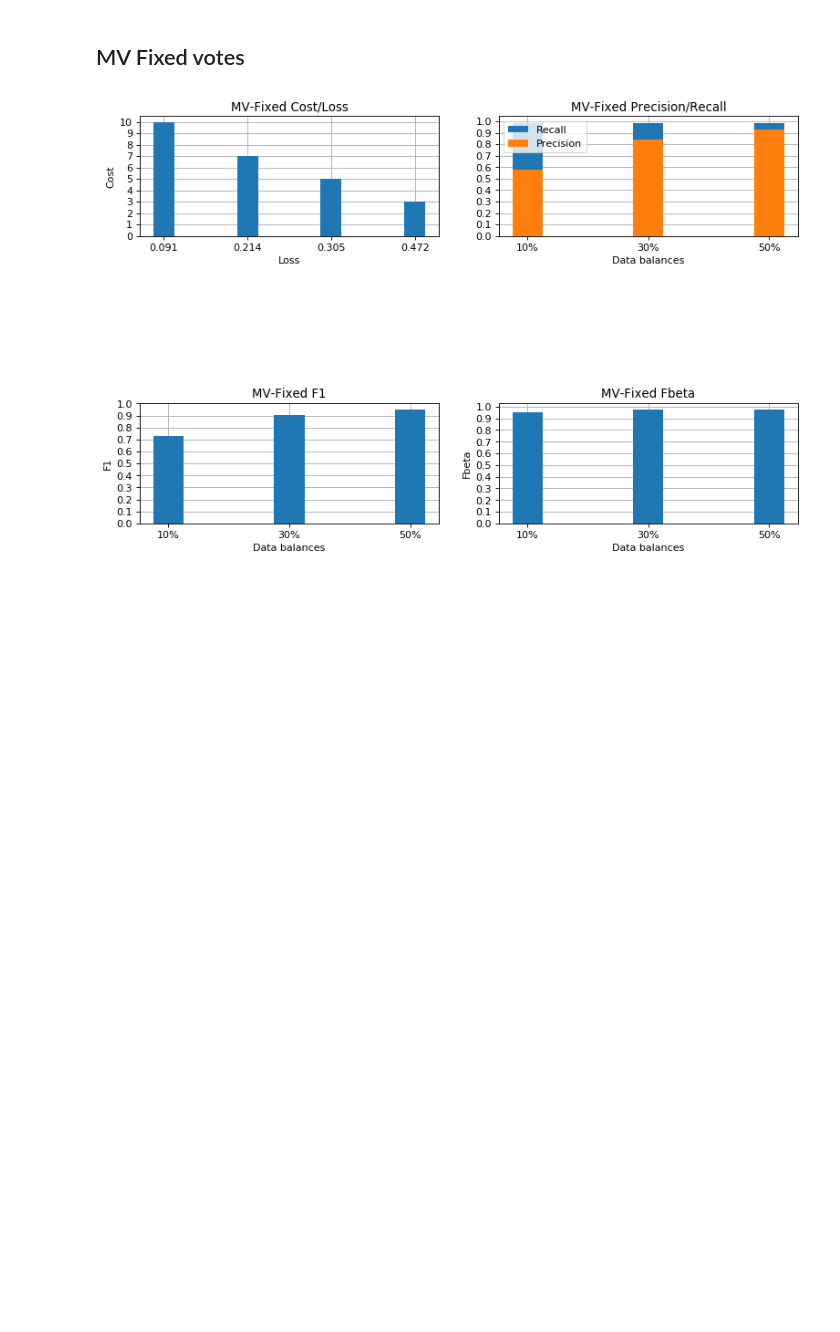
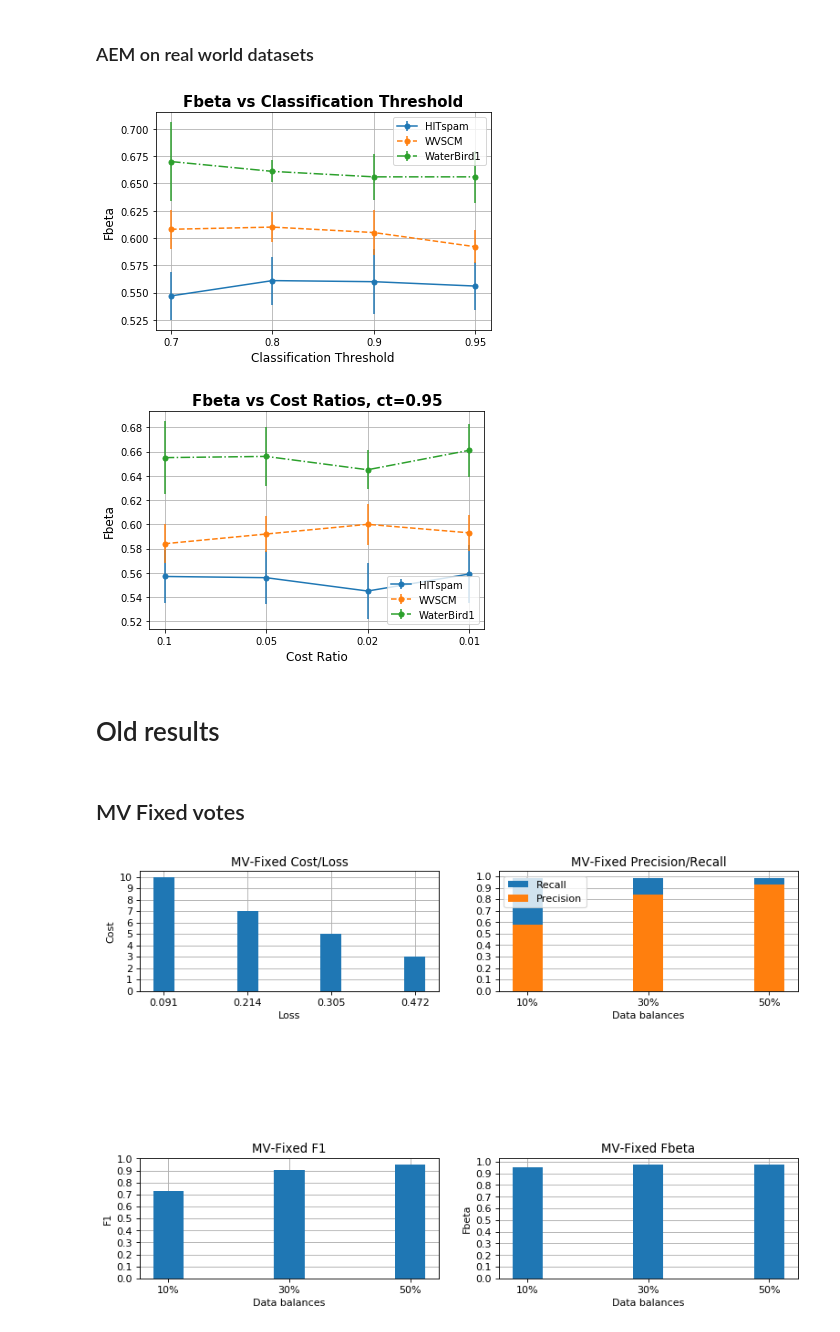
Before and after one commit to pmaglione/classification_model, a Jupyter notebook: charts.ipynb, the cells around one changed output. Drawn from its saved outputs; the diff is of its cells as text; code cells hidden in the pictures; blank space fills up the shorter version.

```diff
--- a/charts.ipynb
+++ b/charts.ipynb
@@ -130,3 +211,61 @@ def plot_elems_lines(elems, x_values, columns, ylabel, legends, url_to_save_fig)
+# %% [markdown]
+### AEM on real world datasets
+# %%
+datasets = [
+            {'name':'HITspam', 'gt_file':'gold.txt','votes_file':'labels.txt', 'gt_index_item': 0, 'gt_index_value': 1, 'votes_index_worker': 0,
+             'votes_index_item': 1, 'votes_index_vote': 2, 'delimiter':'\t', 'header':None},
+            {'name':'WVSCM', 'gt_file':'groundTruth.txt','votes_file':'labels.txt', 'gt_index_item': 0, 'gt_index_value': 1, 'votes_index_worker': 0,
+             'votes_index_item': 1, 'votes_index_vote': 2, 'delimiter':'\t', 'header':None},
+            {'name':'WaterBird1', 'gt_file':'gt.txt','votes_file':'labels.txt', 'gt_index_item': 0, 'gt_index_value': 1, 'votes_index_worker': 0,
+             'votes_index_item': 1, 'votes_index_vote': 2, 'delimiter':'\t', 'header':None},
+            #{'name':'TlkAgg2', 'gt_file':'golden_labels.tsv','votes_file':'crowd_labels.tsv', 'gt_index_item': 0, 'gt_index_value': 1,
+            # 'votes_index_worker': 0, 'votes_index_item': 1, 'votes_index_vote': 2, 'delimiter':'\t', 'header':None},
+            #{'name':'Div150Multi', 'gt_file':'mediaEval1Q1_Gold.txt','votes_file':'mediaEvalQ1_Responses.txt', 'gt_index_item': 0, 'gt_index_value': 1, 'votes_index_worker': 0,
+            # 'votes_index_item': 1, 'votes_index_vote': 2, 'delimiter':' ', 'header':None},
+            #{'name':'HC-TREC-2011', 'gt_file':'trec2011Task2_Gold.txt','votes_file':'trec2011Task2_Responses.txt', 'gt_index_item': 0,
+            # 'gt_index_value': 1, 'votes_index_worker': 0, 'votes_index_item': 1, 'votes_index_vote': 2, 'delimiter':' ', 'header':None}
+           ]
+
+adaptive = pd.read_csv('./results/adaptive_em/results.csv')
+
+cr = 0.05
+names = []
+elems = []
+for dataset in datasets:
+    dt_result = adaptive[adaptive['dataset'] == dataset['name']][adaptive['cost_ratio'] == cr]
+    names.append(dataset['name'])
+    elems.append(dt_result)
+
+
+thresholds = adaptive.threshold.unique()
+
+columns_to_print = ['fbeta']
+url_to_save_plt = "./charts/adaptive_real_world_results_ct"
+titles = ['Fbeta vs Classification Threshold']
+
+plot_elems_lines(elems, thresholds, columns_to_print, "Classification Threshold", names, url_to_save_plt, titles)
+
+ct = 0.95
+names = []
+elems = []
+for dataset in datasets:
+    dt_result = adaptive[adaptive['dataset'] == dataset['name']][adaptive['threshold'] == ct]
+    names.append(dataset['name'])
+    elems.append(dt_result)
+
+
+thresholds = adaptive.cost_ratio.unique()
+
+columns_to_print = ['fbeta']
+url_to_save_plt = "./charts/adaptive_real_world_results_cr"
+titles = ['Fbeta vs Cost Ratios, ct=0.95']
+
+plot_elems_lines(elems, thresholds, columns_to_print, "Cost Ratio", names, url_to_save_plt, titles)
+# %% [output]
+[figure, added]
+[figure, added]
+# %% [markdown]
+# Old results
 # %% [markdown]
 ## MV Fixed votes
 # %%
```
Also changed, not shown: parts of 21 cells of this notebook, 7 other files.
